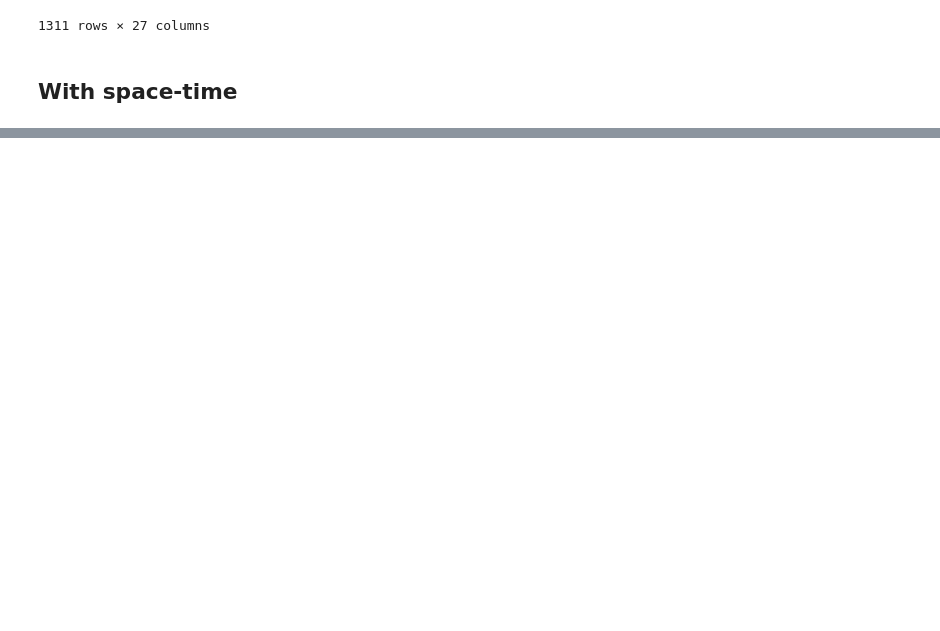
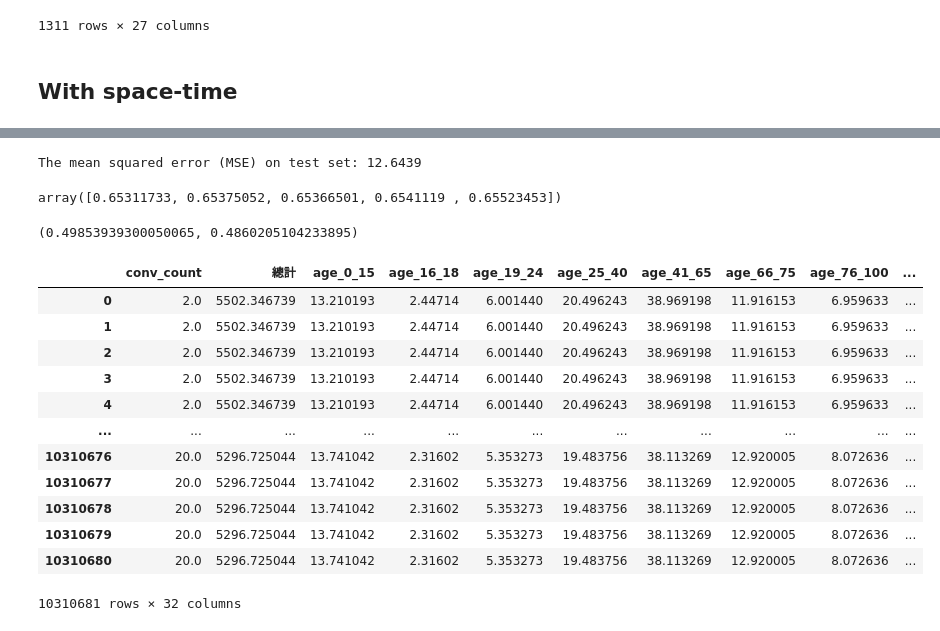
Before and after one commit to teddy21019/YoubikeUsagePrediction, a Jupyter notebook: project/data_view.ipynb, the cells around one changed output, grey strips where cells are left out. Cells and saved outputs as stored; diff of their text form; code cells hidden in the pictures; blank space fills up the shorter version.

Commit message:
Training process

```diff
--- a/project/data_view.ipynb
+++ b/project/data_view.ipynb
@@ -395,0 +398,19 @@ fp_spacetime.df.to_parquet("feature_added.pq")
+# %%
+final_fp = FeaturePipe([
+    FE.FlowPolarFeature(),
+    # FE.FlowRatioFeature(),
+    FE.RemoveUseless(),
+])
+
+
+final_df = final_fp.build(fp_spacetime.df)
+# %%
+from sklearn.model_selection import train_test_split, cross_val_score
+from sklearn.multioutput import MultiOutputRegressor
+from sklearn.metrics import mean_squared_error
+
+training_data = final_df.copy().dropna().astype(float).reset_index(drop = True)
+output_columns = ['theta', 'r']
+
+y  = training_data[output_columns]
+X = training_data.drop(columns=output_columns, inplace=False)
@@ -395,0 +419,29 @@ fp_spacetime.df.to_parquet("feature_added.pq")
+# %%
+from sklearn import ensemble
+
+params = dict(
+    learning_rate=0.2,
+    categorical_features=[24, 25, 26],
+    max_leaf_nodes=100,
+    max_iter = 500,
+)
+
+reg = MultiOutputRegressor(
+    ensemble.HistGradientBoostingRegressor(**params)
+)
+
+# scores = cross_val_score(reg, X_in_train, y_in_train, cv = 5)
+
+reg.fit(X_in_train, y_in_train)
+mse = mean_squared_error(y_in_test, reg.predict(X_in_test))
+print("The mean squared error (MSE) on test set: {:.4f}".format(mse))
+# %% [output]
+The mean squared error (MSE) on test set: 12.6439
+# %%
+scores
+# %% [output]
+array([0.65311733, 0.65375052, 0.65366501, 0.6541119 , 0.65523453])
+# %%
+reg.score(X_in_train, y_in_train), reg.score(X_in_test, y_in_test)
+# %% [output]
+(0.49853939300050065, 0.4860205104233895)
@@ -395,0 +452,16 @@ fp_spacetime.df.to_parquet("feature_added.pq")
+# %%
+training_data
+# %% [output]
+|  | conv_count | 總計 | age_0_15 | age_16_18 | age_19_24 | age_25_40 | age_41_65 | age_66_75 | age_76_100 | ... |
+| 0 | 2.0 | 5502.346739 | 13.210193 | 2.44714 | 6.001440 | 20.496243 | 38.969198 | 11.916153 | 6.959633 | ... |
+| 1 | 2.0 | 5502.346739 | 13.210193 | 2.44714 | 6.001440 | 20.496243 | 38.969198 | 11.916153 | 6.959633 | ... |
+| 2 | 2.0 | 5502.346739 | 13.210193 | 2.44714 | 6.001440 | 20.496243 | 38.969198 | 11.916153 | 6.959633 | ... |
+| 3 | 2.0 | 5502.346739 | 13.210193 | 2.44714 | 6.001440 | 20.496243 | 38.969198 | 11.916153 | 6.959633 | ... |
+| 4 | 2.0 | 5502.346739 | 13.210193 | 2.44714 | 6.001440 | 20.496243 | 38.969198 | 11.916153 | 6.959633 | ... |
+| ... | ... | ... | ... | ... | ... | ... | ... | ... | ... | ... |
+| 10310676 | 20.0 | 5296.725044 | 13.741042 | 2.31602 | 5.353273 | 19.483756 | 38.113269 | 12.920005 | 8.072636 | ... |
+| 10310677 | 20.0 | 5296.725044 | 13.741042 | 2.31602 | 5.353273 | 19.483756 | 38.113269 | 12.920005 | 8.072636 | ... |
+| 10310678 | 20.0 | 5296.725044 | 13.741042 | 2.31602 | 5.353273 | 19.483756 | 38.113269 | 12.920005 | 8.072636 | ... |
+| 10310679 | 20.0 | 5296.725044 | 13.741042 | 2.31602 | 5.353273 | 19.483756 | 38.113269 | 12.920005 | 8.072636 | ... |
+| 10310680 | 20.0 | 5296.725044 | 13.741042 | 2.31602 | 5.353273 | 19.483756 | 38.113269 | 12.920005 | 8.072636 | ... |
+10310681 rows × 32 columns
```
Also changed, not shown: parts of 10 cells of this notebook.
